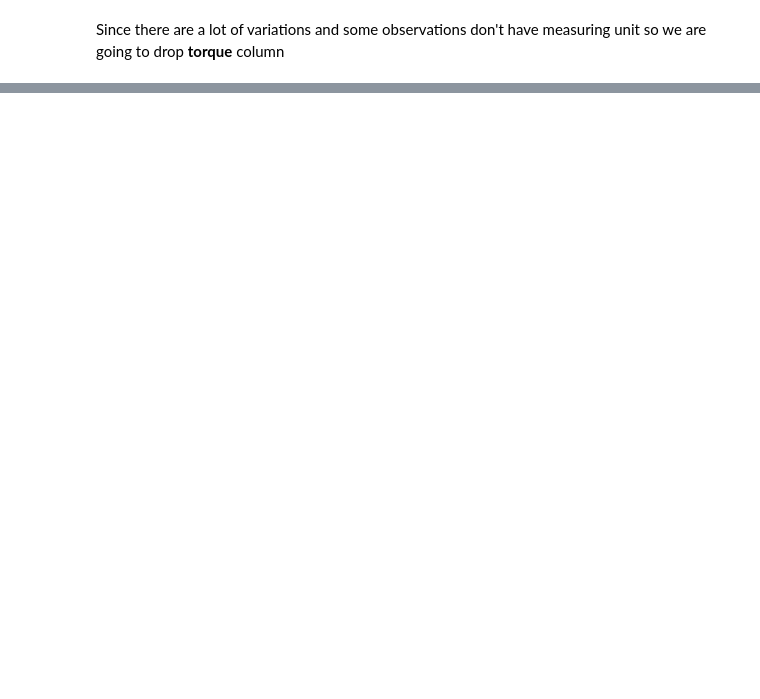
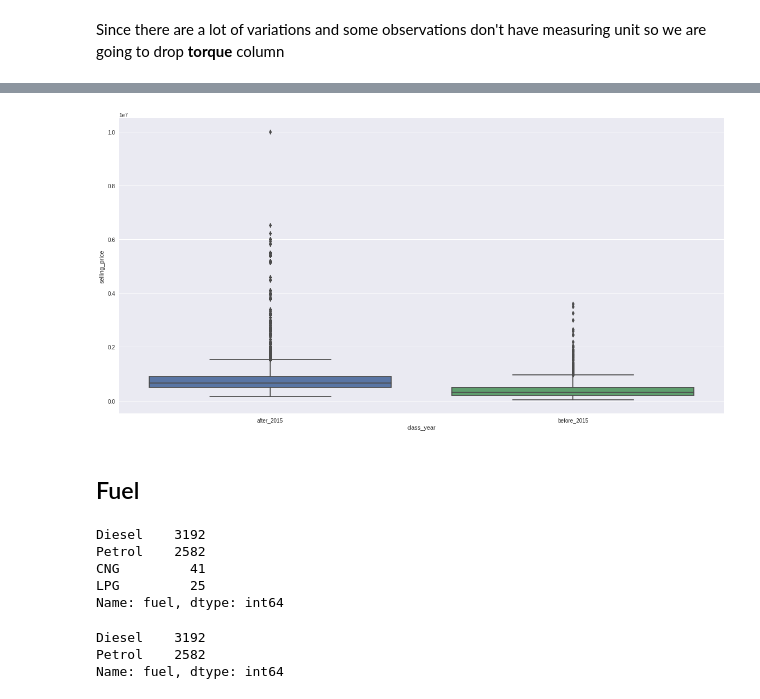
Before and after one commit to KieuSonTung/Data_Preparation, a Jupyter notebook: Data_Preparation_Final.ipynb, the cells around one changed output, grey strips where cells are left out. Cells and saved outputs as stored; diff of their text form; code cells hidden in the pictures; blank space fills up the shorter version.

```diff
--- a/Data_Preparation_Final.ipynb
+++ b/Data_Preparation_Final.ipynb
@@ -118,5 +169,0 @@ All the observations has the same measuring unit. Nice!
-# %%
-train['new_engine'] = train['engine'].apply(lambda x: float(x.split()[0]))
-train.drop(columns='engine', inplace=True)
-train.drop(columns='engine_unit', inplace=True)
-train.head()
@@ -132,3 +169,0 @@ train.head()
-# %%
-train['max_power_unit'] = train['max_power'].apply(lambda x: x.split()[1])
-train['max_power_unit'].value_counts()
@@ -138,4 +169,0 @@ Name: max_power_unit, dtype: int64
-# %%
-train['new_max_power'] = train['max_power'].apply(lambda x: float(x.split()[0]))
-train.drop(columns=['max_power', 'max_power_unit'], inplace=True)
-train.head()
@@ -179,0 +216,3 @@ train.head()
+# %%
+train['class_year'] = train['year'].apply(lambda x: 'before_2015' if x <= 2015 else 'after_2015')
+train['class_year'].value_counts()
@@ -179,0 +234,27 @@ train.head()
+# %%
+# Year/ Price
+
+fig, ax = plt.subplots(figsize=(20, 10))
+ax = sns.boxplot(x='class_year', y='selling_price', data=train)
+locs, labels = plt.xticks()
+plt.show()
+# %% [output]
+[figure, added]
+# %% [markdown]
+## Fuel
+# %%
+train['fuel'].value_counts()
+# %% [output]
+Diesel    3192
+Petrol    2582
+CNG         41
+LPG         25
+Name: fuel, dtype: int64
+# %%
+train = train[~train.fuel.str.contains('CNG')]
+train = train[~train.fuel.str.contains('LPG')]
+train.fuel.value_counts()
+# %% [output]
+Diesel    3192
+Petrol    2582
+Name: fuel, dtype: int64
```
Also changed, not shown: parts of 27 cells of this notebook.
